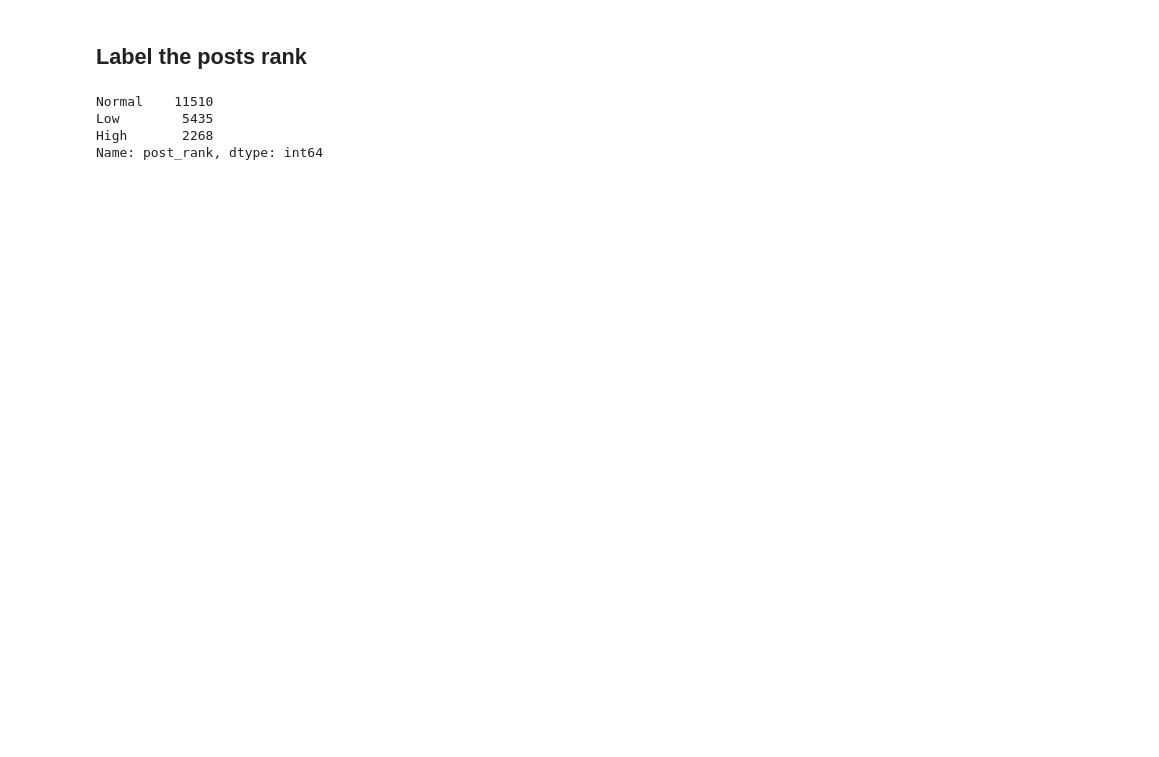
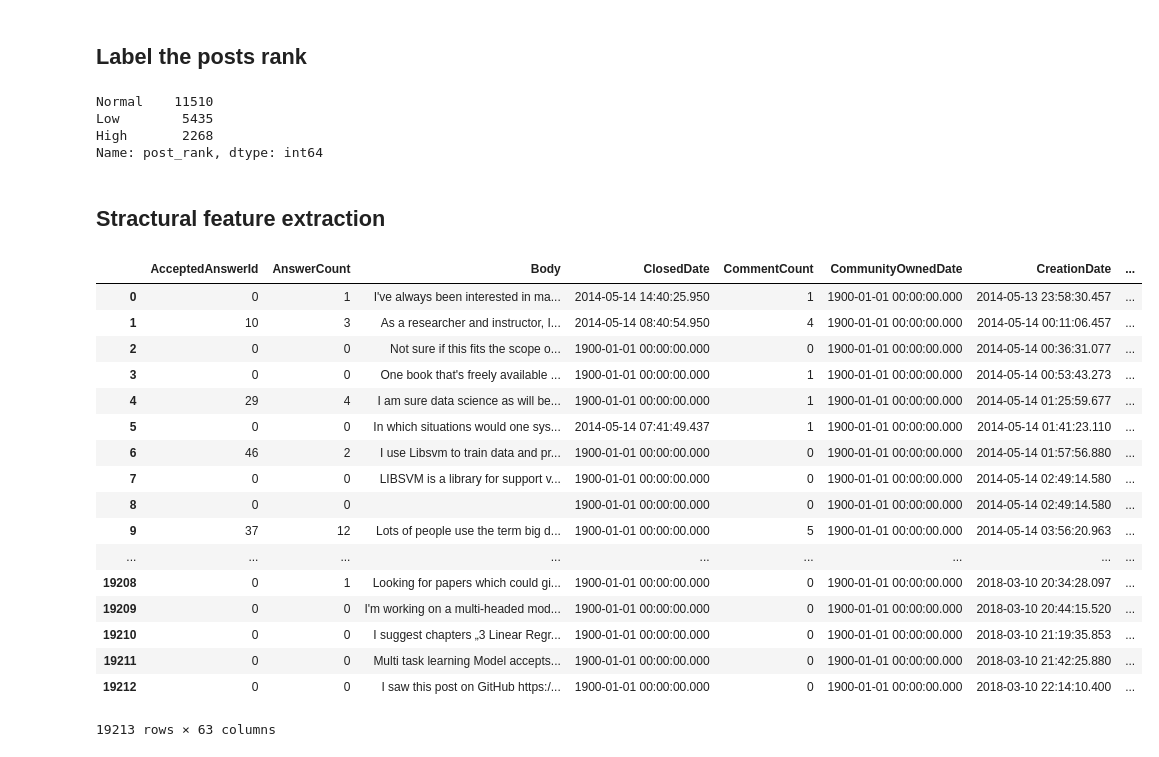
Before and after one commit to ofrik/stackoverflow-good-questions-analysis, a Jupyter notebook: Data preperation.ipynb, the cells around one changed output. Saved outputs shown, nothing was run; the diff lists cells and outputs as text; code cells hidden in the pictures; blank space fills up the shorter version.

Commit message:
added extraction of structural features

```diff
--- a/Data preperation.ipynb
+++ b/Data preperation.ipynb
@@ -17,10 +21,15 @@ def cleanhtml(raw_html):
     """
     this function gets an html text and removes all the garbage marks
     """
+    clean_code_r = re.compile('<code>.*?</code>')
     cleanr = re.compile('<.*?>')
-    cleantext = re.sub(cleanr, '', raw_html)
+    cleantext = re.sub(cleanr,'',re.sub(clean_code_r, '', raw_html))
     cleantext = cleantext.replace('\n',' ')
     return cleantext
+
+def extract_code(raw_html):
+    code_text = " ".join(re.findall(re.compile('<code>(.*?)</code>'),raw_html))
+    return code_text
 
 def clean_dataframe(df,int_columns,datetime_columns,text_columns):
     """
@@ -34,6 +43,7 @@ def clean_dataframe(df,int_columns,datetime_columns,text_columns):
     for col in datetime_columns:
         df[col]=[datetime.datetime.strptime(str(x),"%Y-%m-%dT%H:%M:%S.%f") if len(str(x))>4 else datetime.datetime(1900,1,1) for x in df[col]]
     for col in text_columns:
+        df["%s_Code"%col]=[extract_code(text) for text in df[col]]
         df[col]=[cleanhtml(text) for text in df[col]]
     return df
 def get_post_label(post_id,parent_id,accepted_answer_ids):
@@ -117,0 +130,3 @@ low_ranked_question_threshold
+# %%
+low_ranked_question_threshold = np.percentile(questions_scores, 10)
+low_ranked_question_threshold
@@ -124,7 +141,7 @@ show_distribution(answers_scores)
 # %% [output]
 [figure]
 # %%
-high_ranked_answers_threshold = np.percentile(questions_scores, 90)
+high_ranked_answers_threshold = np.percentile(answers_scores, 90)
 high_ranked_answers_threshold
 # %% [output]
 5.0
@@ -135,0 +148,3 @@ low_ranked_answers_threshold
+# %%
+low_ranked_answers_threshold = np.percentile(answers_scores, 10)
+low_ranked_answers_threshold
@@ -159,3 +176,5 @@ Normal    11510
 Low        5435
 High       2268
 Name: post_rank, dtype: int64
+# %% [markdown]
+## Stractural feature extraction
@@ -161,0 +197,21 @@ Name: post_rank, dtype: int64
+# %%
+posts_df
+# %% [output]
+|  | AcceptedAnswerId | AnswerCount | Body | ClosedDate | CommentCount | CommunityOwnedDate | CreationDate | ... |
+| 0 | 0 | 1 | I've always been interested in ma... | 2014-05-14 14:40:25.950 | 1 | 1900-01-01 00:00:00.000 | 2014-05-13 23:58:30.457 | ... |
+| 1 | 10 | 3 | As a researcher and instructor, I... | 2014-05-14 08:40:54.950 | 4 | 1900-01-01 00:00:00.000 | 2014-05-14 00:11:06.457 | ... |
+| 2 | 0 | 0 | Not sure if this fits the scope o... | 1900-01-01 00:00:00.000 | 0 | 1900-01-01 00:00:00.000 | 2014-05-14 00:36:31.077 | ... |
+| 3 | 0 | 0 | One book that's freely available ... | 1900-01-01 00:00:00.000 | 1 | 1900-01-01 00:00:00.000 | 2014-05-14 00:53:43.273 | ... |
+| 4 | 29 | 4 | I am sure data science as will be... | 1900-01-01 00:00:00.000 | 1 | 1900-01-01 00:00:00.000 | 2014-05-14 01:25:59.677 | ... |
+| 5 | 0 | 0 | In which situations would one sys... | 2014-05-14 07:41:49.437 | 1 | 1900-01-01 00:00:00.000 | 2014-05-14 01:41:23.110 | ... |
+| 6 | 46 | 2 | I use Libsvm to train data and pr... | 1900-01-01 00:00:00.000 | 0 | 1900-01-01 00:00:00.000 | 2014-05-14 01:57:56.880 | ... |
+| 7 | 0 | 0 | LIBSVM is a library for support v... | 1900-01-01 00:00:00.000 | 0 | 1900-01-01 00:00:00.000 | 2014-05-14 02:49:14.580 | ... |
+| 8 | 0 | 0 |  | 1900-01-01 00:00:00.000 | 0 | 1900-01-01 00:00:00.000 | 2014-05-14 02:49:14.580 | ... |
+| 9 | 37 | 12 | Lots of people use the term big d... | 1900-01-01 00:00:00.000 | 5 | 1900-01-01 00:00:00.000 | 2014-05-14 03:56:20.963 | ... |
+| ... | ... | ... | ... | ... | ... | ... | ... | ... |
+| 19208 | 0 | 1 | Looking for papers which could gi... | 1900-01-01 00:00:00.000 | 0 | 1900-01-01 00:00:00.000 | 2018-03-10 20:34:28.097 | ... |
+| 19209 | 0 | 0 | I'm working on a multi-headed mod... | 1900-01-01 00:00:00.000 | 0 | 1900-01-01 00:00:00.000 | 2018-03-10 20:44:15.520 | ... |
+| 19210 | 0 | 0 | I suggest chapters „3 Linear Regr... | 1900-01-01 00:00:00.000 | 0 | 1900-01-01 00:00:00.000 | 2018-03-10 21:19:35.853 | ... |
+| 19211 | 0 | 0 | Multi task learning Model accepts... | 1900-01-01 00:00:00.000 | 0 | 1900-01-01 00:00:00.000 | 2018-03-10 21:42:25.880 | ... |
+| 19212 | 0 | 0 | I saw this post on GitHub https:/... | 1900-01-01 00:00:00.000 | 0 | 1900-01-01 00:00:00.000 | 2018-03-10 22:14:10.400 | ... |
+19213 rows × 63 columns
```
Also changed, not shown: parts of 11 cells of this notebook, 1 other file.
